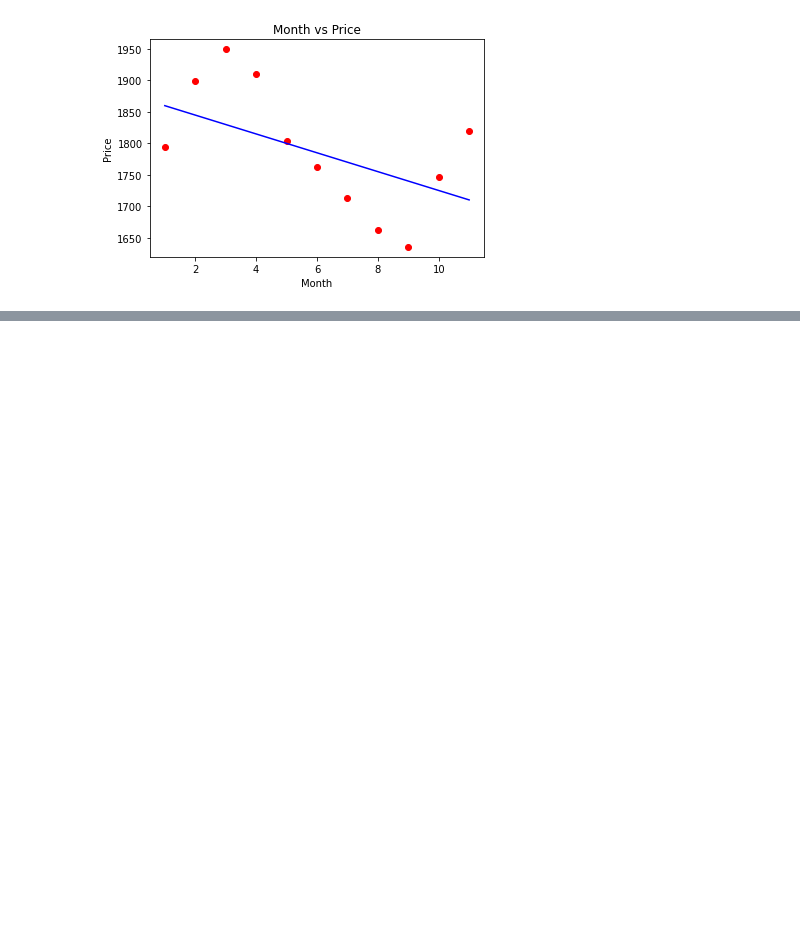
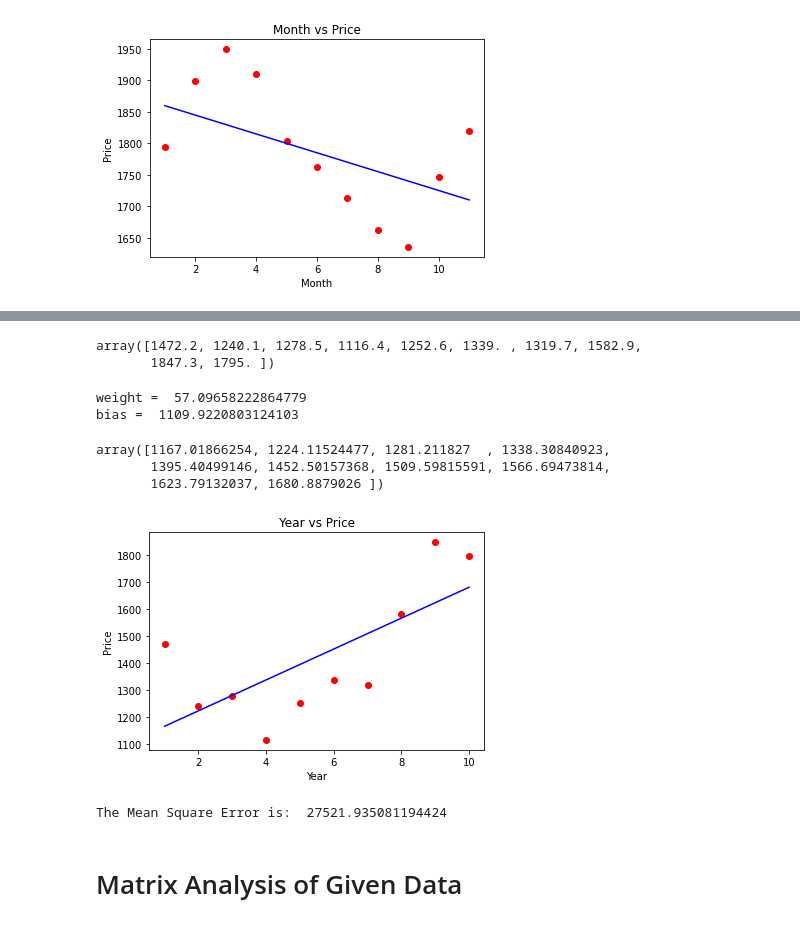
Before and after one commit to hkcs1206/MachineLearningAlgo, a Jupyter notebook: mla-a1.ipynb, the cells around one changed output, grey strips where cells are left out. Drawn from its saved outputs; the diff is of its cells as text; code cells hidden in the pictures; blank space fills up the shorter version.

```diff
--- a/mla-a1.ipynb
+++ b/mla-a1.ipynb
@@ -133,0 +248,3 @@ plt.show()
+# %%
+# Gold Rate Data
+goldYear = pd.read_csv('/kaggle/input/goldpriceyahoo/YearWise2012-2022(Yahoo).csv')
@@ -133,0 +264,4 @@ plt.show()
+# %%
+# Split In X and Y (Feature V/S Target)
+X = goldYear.iloc[:,:-1].values
+Y = goldYear.iloc[:,1].values
@@ -133,0 +281,46 @@ plt.show()
+# %%
+Y
+# %% [output]
+array([1472.2, 1240.1, 1278.5, 1116.4, 1252.6, 1339. , 1319.7, 1582.9,
+       1847.3, 1795. ])
+# %%
+model.fit(X,Y)
+# %%
+print('weight = ', model.w[0])
+print('bias = ', model.b)
+# %% [output]
+weight =  57.09658222864779
+bias =  1109.9220803124103
+# %%
+test_data_prediction = model.predict(X)
+# %%
+test_data_prediction
+# %% [output]
+array([1167.01866254, 1224.11524477, 1281.211827  , 1338.30840923,
+       1395.40499146, 1452.50157368, 1509.59815591, 1566.69473814,
+       1623.79132037, 1680.8879026 ])
+# %%
+plt.scatter( X, Y, color = 'red' )
+plt.plot( X, test_data_prediction, color = 'blue' )
+plt.xlabel( 'Year' )
+plt.ylabel( 'Price' )
+plt.title( 'Year vs Price' )
+plt.show()
+# %% [output]
+[figure, added]
+# %%
+# Calculating MSE for Year Wise
+y = Y.tolist()
+y_bar = test_data_prediction.tolist()
+summation = 0  #variable to store the summation of differences
+n = len(y) #finding total number of items in list
+for i in range (0,n):  #looping through each element of the list
+  difference = y[i] - y_bar[i]  #finding the difference between observed and predicted value
+  squared_difference = difference**2  #taking square of the differene
+  summation = summation + squared_difference  #taking a sum of all the differences
+MSE = summation/n  #dividing summation by total values to obtain average
+print ("The Mean Square Error is: " , MSE)
+# %% [output]
+The Mean Square Error is:  27521.935081194424
+# %% [markdown]
+# Matrix Analysis of Given Data
```
Also changed, not shown: parts of 23 cells of this notebook.
